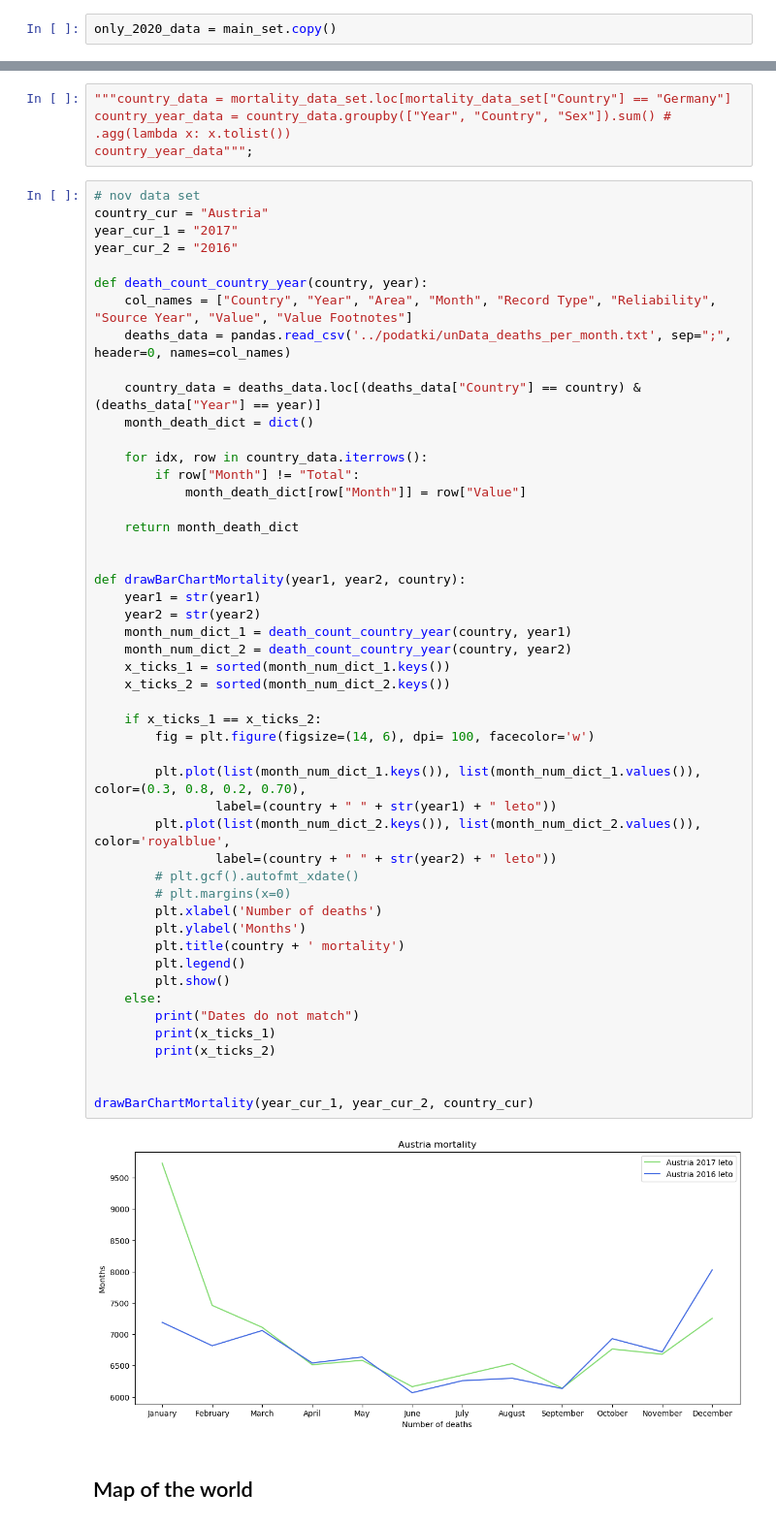
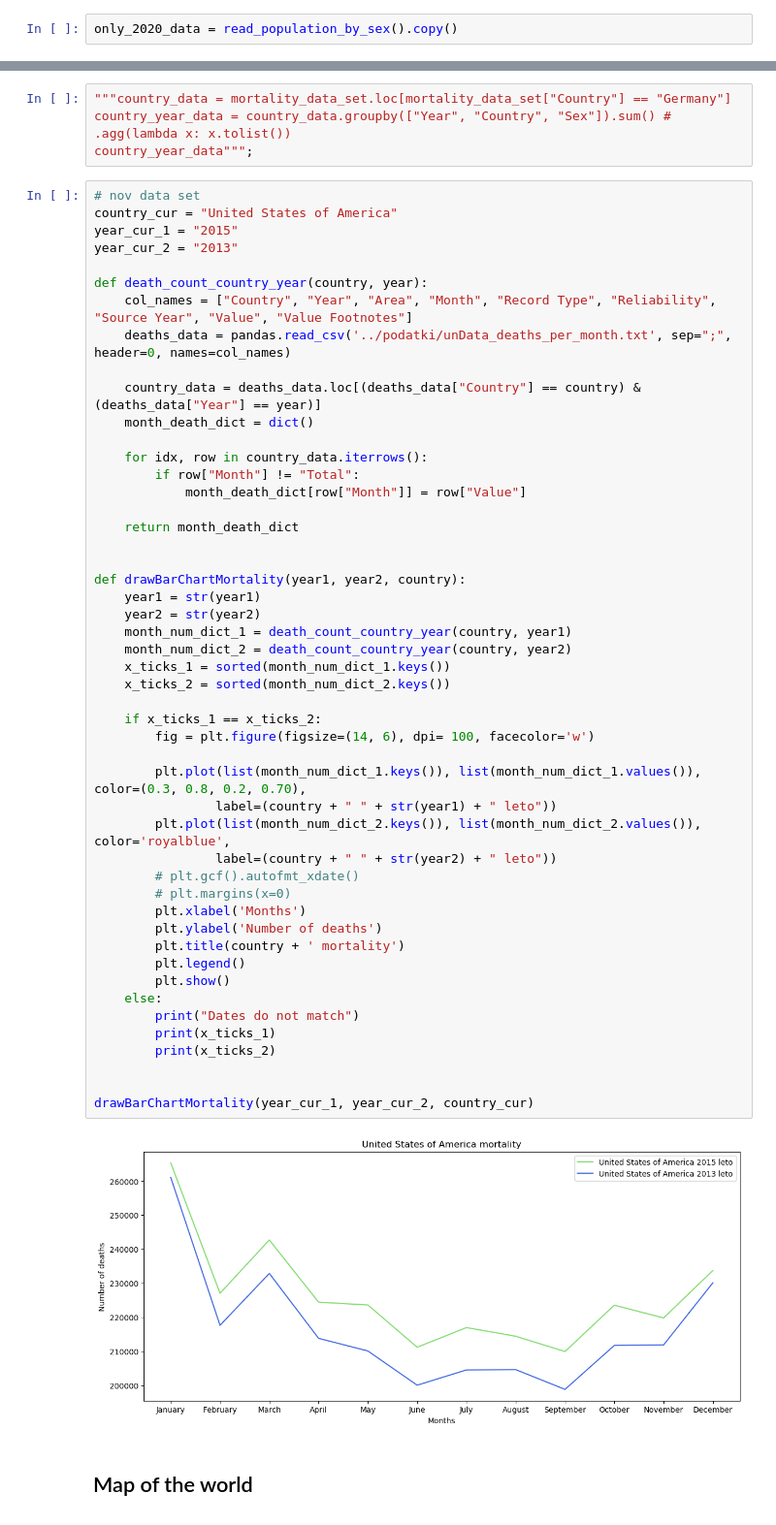
Before and after one commit to Zan-23/PR20NERJZ, a Jupyter notebook: notebooks/ZanStanonik.ipynb, the cells around one changed output, grey strips where cells are left out. Shown at 97% size. Drawn from its saved outputs; the diff is of its cells as text.

```diff
--- a/notebooks/ZanStanonik.ipynb
+++ b/notebooks/ZanStanonik.ipynb
@@ -132,4 +129,4 @@ drawBarChartDistribution(work, country)
 # %% [markdown]
 Omogočen izpis držav z največjo in najmanjšo povprečno starostjo. Kmalu bo vključena tudi mediana.
 # %%
-only_2020_data = main_set.copy()
+only_2020_data = read_population_by_sex().copy()
@@ -207,9 +203,9 @@ country_year_data = country_data.groupby(["Year", "Country", "Sex"]).sum() # .ag
 country_year_data""";
 # %%
 # nov data set
-country_cur = "Austria"
-year_cur_1 = "2017"
-year_cur_2 = "2016"
+country_cur = "United States of America"
+year_cur_1 = "2015"
+year_cur_2 = "2013"
 
 def death_count_country_year(country, year):
     col_names = ["Country", "Year", "Area", "Month", "Record Type", "Reliability", "Source Year", "Value", "Value Footnotes"]
@@ -226,36 +222,36 @@ def death_count_country_year(country, year):
 
 
 def drawBarChartMortality(year1, year2, country):
     year1 = str(year1)
     year2 = str(year2)
     month_num_dict_1 = death_count_country_year(country, year1)
     month_num_dict_2 = death_count_country_year(country, year2)
     x_ticks_1 = sorted(month_num_dict_1.keys())
     x_ticks_2 = sorted(month_num_dict_2.keys())
 
     if x_ticks_1 == x_ticks_2:
         fig = plt.figure(figsize=(14, 6), dpi= 100, facecolor='w')
 
         plt.plot(list(month_num_dict_1.keys()), list(month_num_dict_1.values()), color=(0.3, 0.8, 0.2, 0.70),
                 label=(country + " " + str(year1) + " leto"))
         plt.plot(list(month_num_dict_2.keys()), list(month_num_dict_2.values()), color='royalblue',
                 label=(country + " " + str(year2) + " leto"))
         # plt.gcf().autofmt_xdate()
         # plt.margins(x=0)
-        plt.xlabel('Number of deaths')
-        plt.ylabel('Months')
+        plt.xlabel('Months')
+        plt.ylabel('Number of deaths')
         plt.title(country + ' mortality')
         plt.legend()
         plt.show()
     else:
         print("Dates do not match")
         print(x_ticks_1)
         print(x_ticks_2)
 
 
 drawBarChartMortality(year_cur_1, year_cur_2, country_cur)
 # %% [output]
-[figure, old version]
+[figure, new version]
 # %% [markdown]
 ## Map of the world
 # %% [markdown]
```
Also changed, not shown: parts of 10 cells of this notebook, 3 other files.
